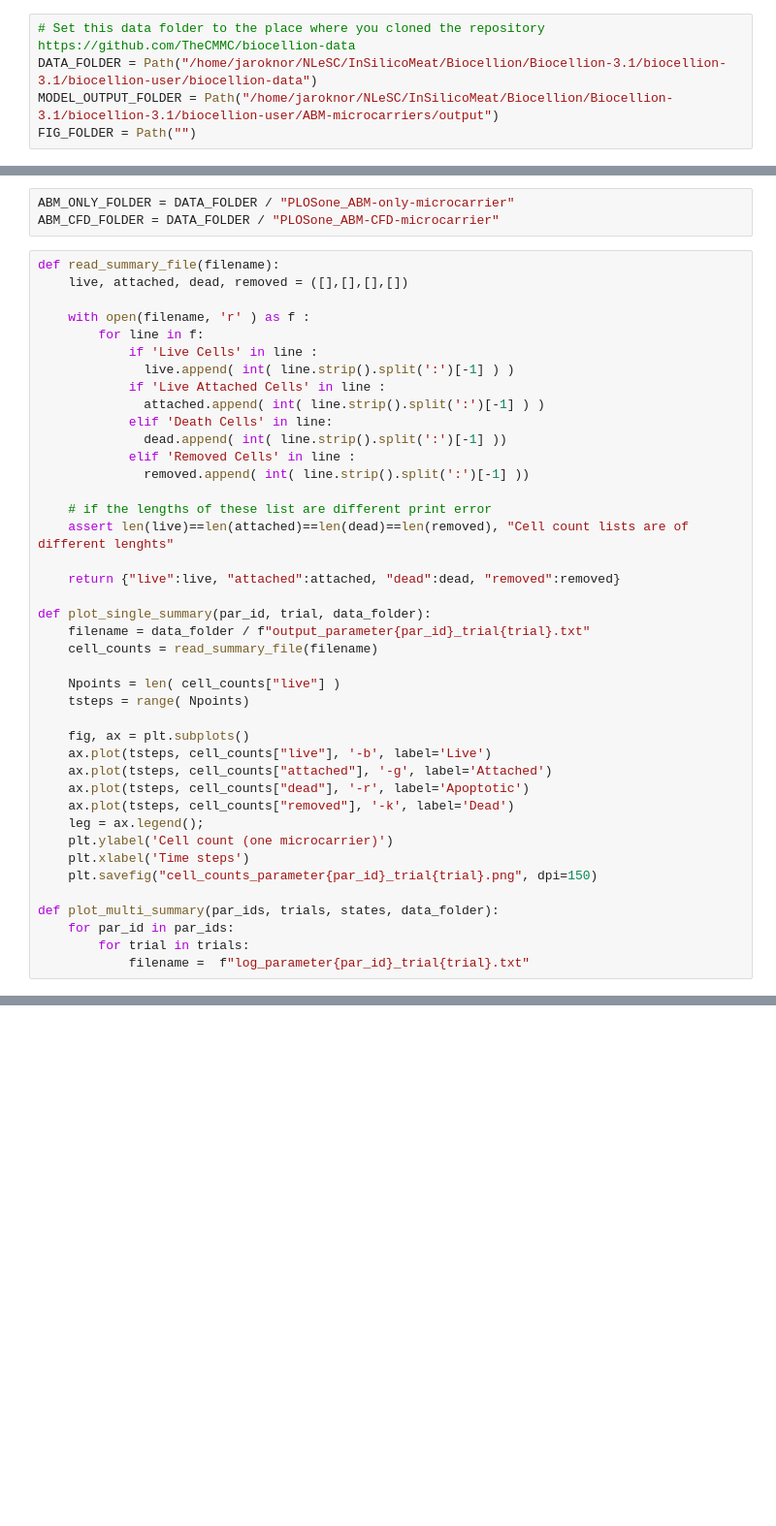
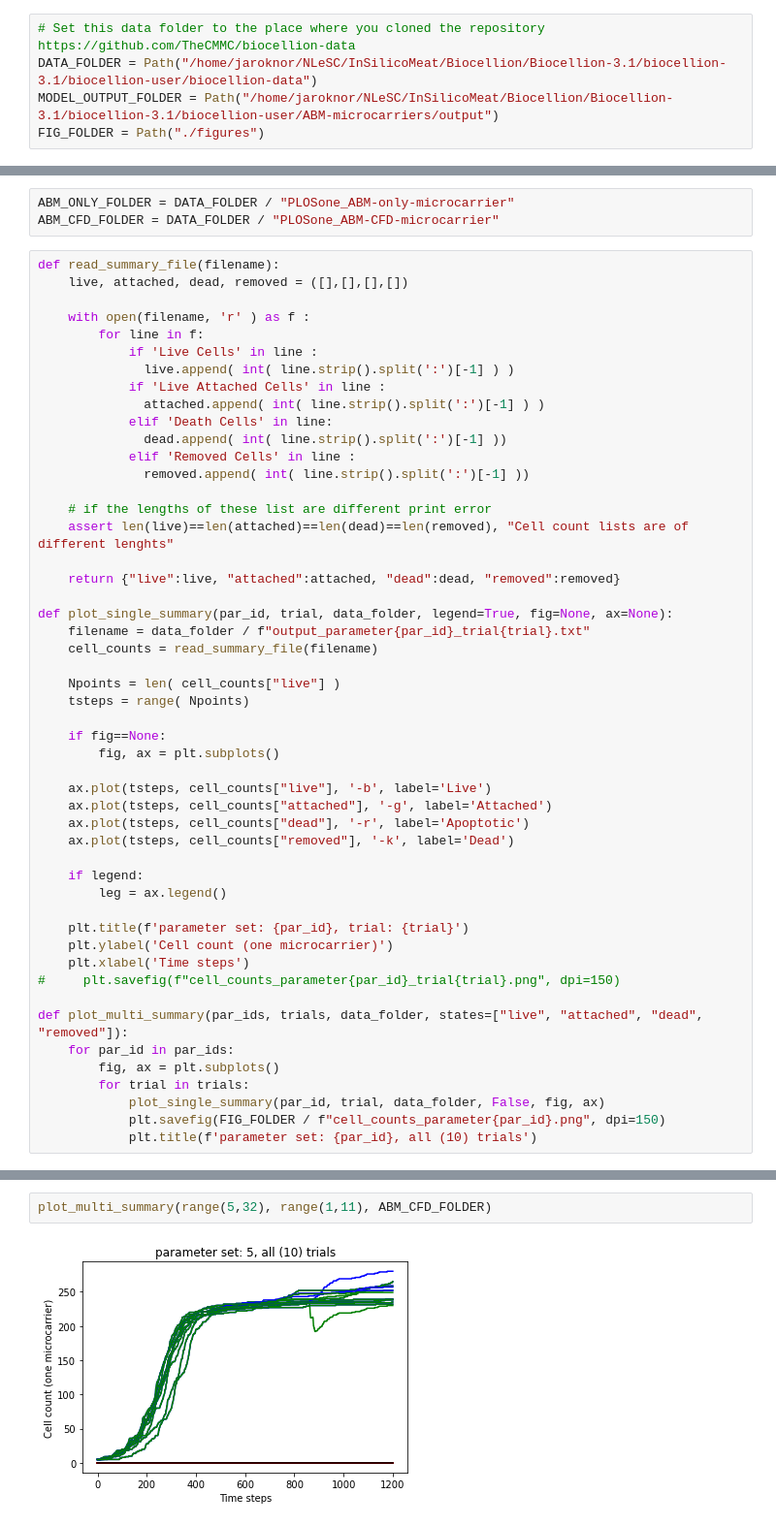
Before and after one commit to TheCMMC/biocellion-tools, a Jupyter notebook: biocellion_output_plotting.ipynb, the cells around one changed output, grey strips where cells are left out. Shown at 97% size. Drawn from its saved outputs; the diff is of its cells as text; blank space fills up the shorter version.

Commit message:
get paraview loading to work, generate multitrial plots for all parameters

```diff
--- a/biocellion_output_plotting.ipynb
+++ b/biocellion_output_plotting.ipynb
@@ -16,7 +16,7 @@ If the scripts and instructions in https://github.com/TheCMMC/biocellion-tools h
 # Set this data folder to the place where you cloned the repository https://github.com/TheCMMC/biocellion-data
 DATA_FOLDER = Path("/home/jaroknor/NLeSC/InSilicoMeat/Biocellion/Biocellion-3.1/biocellion-3.1/biocellion-user/biocellion-data")
 MODEL_OUTPUT_FOLDER = Path("/home/jaroknor/NLeSC/InSilicoMeat/Biocellion/Biocellion-3.1/biocellion-3.1/biocellion-user/ABM-microcarriers/output")
-FIG_FOLDER = Path("")
+FIG_FOLDER = Path("./figures")
 # %% [markdown]
 ## Plotting functions
 # %%
@@ -42,24 +42,33 @@ def read_summary_file(filename):
 
     return {"live":live, "attached":attached, "dead":dead, "removed":removed}
 
-def plot_single_summary(par_id, trial, data_folder):
+def plot_single_summary(par_id, trial, data_folder, legend=True, fig=None, ax=None):
     filename = data_folder / f"output_parameter{par_id}_trial{trial}.txt"
     cell_counts = read_summary_file(filename)
 
     Npoints = len( cell_counts["live"] )
     tsteps = range( Npoints)
 
-    fig, ax = plt.subplots()
+    if fig==None:
+        fig, ax = plt.subplots()
+
     ax.plot(tsteps, cell_counts["live"], '-b', label='Live')
     ax.plot(tsteps, cell_counts["attached"], '-g', label='Attached')
     ax.plot(tsteps, cell_counts["dead"], '-r', label='Apoptotic')
     ax.plot(tsteps, cell_counts["removed"], '-k', label='Dead')
-    leg = ax.legend();
+
+    if legend:
+        leg = ax.legend()
+
+    plt.title(f'parameter set: {par_id}, trial: {trial}')
     plt.ylabel('Cell count (one microcarrier)')
     plt.xlabel('Time steps')
-    plt.savefig("cell_counts_parameter{par_id}_trial{trial}.png", dpi=150)
+#     plt.savefig(f"cell_counts_parameter{par_id}_trial{trial}.png", dpi=150)
 
-def plot_multi_summary(par_ids, trials, states, data_folder):
+def plot_multi_summary(par_ids, trials, data_folder, states=["live", "attached", "dead", "removed"]):
     for par_id in par_ids:
+        fig, ax = plt.subplots()
         for trial in trials:
-            filename =  f"log_parameter{par_id}_trial{trial}.txt"
+            plot_single_summary(par_id, trial, data_folder, False, fig, ax)
+            plt.savefig(FIG_FOLDER / f"cell_counts_parameter{par_id}.png", dpi=150)
+            plt.title(f'parameter set: {par_id}, all (10) trials')
@@ -70,0 +75,4 @@ plot_single_summary(26, 8, ABM_CFD_FOLDER)
+# %%
+plot_multi_summary(range(5,32), range(1,11), ABM_CFD_FOLDER)
+# %% [output]
+[figure, added]
```
Also changed, not shown: parts of 4 cells of this notebook.
